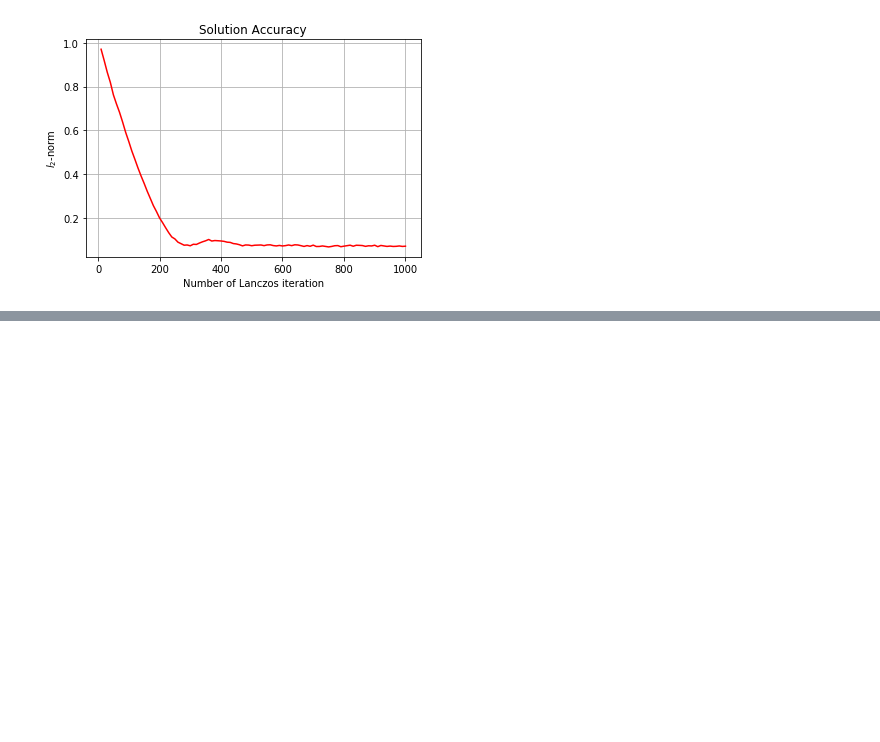
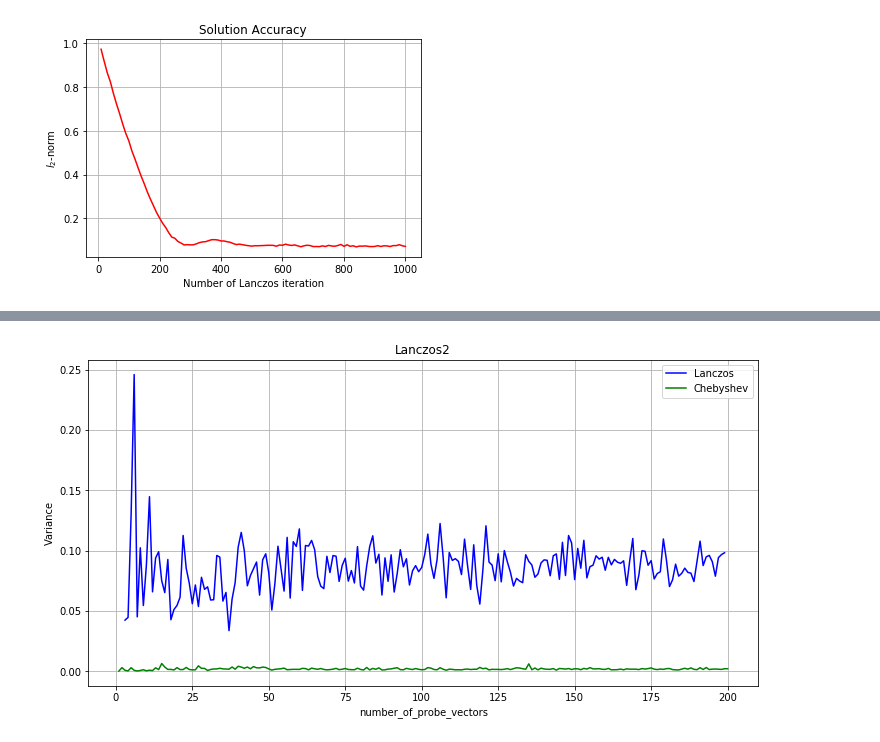
Before and after one commit to KhurramPirov/Log-Determinants-Estimator, a Jupyter notebook: demo/Graph_builder.ipynb, the cells around one changed output, grey strips where cells are left out. Drawn from its saved outputs; the diff is of its cells as text; code cells hidden in the pictures; blank space fills up the shorter version.

```diff
--- a/demo/Graph_builder.ipynb
+++ b/demo/Graph_builder.ipynb
@@ -196,0 +178,5 @@ plt.savefig('Solution_acc')
+# %%
+A = torch.rand(100,100) #generating random matrix and multiplication it by transposed to make it positive define
+K = torch.matmul(A,A.t())
+K_nump = K.numpy()
+n = K_nump.shape[0]
@@ -435,0 +493,17 @@ print(np.linalg.norm(w-eigenvectors.numpy()))
+# %%
+x=list(range(3,200))
+y=variance
+# %%
+fig1, ax = plt.subplots(1, 1, figsize=(12, 6))
+ax.set_title('Lanczos2')
+plt.plot(x,y,color='b',label='Lanczos')
+ax.set_xlabel('number_of_probe_vectors')
+ax.set_ylabel('Variance')
+plt.plot(range(1, prob_vec_num+1), var_log_det, color = 'g',label='Chebyshev')
+#plt.plot(dd['N'].tolist(),(dd['nlogn']*0.01).tolist())
+ax.grid(True)
+plt.savefig('Variance_Lanchoz_acc.png', dpi=600, quality=95)
+plt.legend()
+plt.show()
+# %% [output]
+[figure, added]
```
Also changed, not shown: parts of 18 cells of this notebook.
